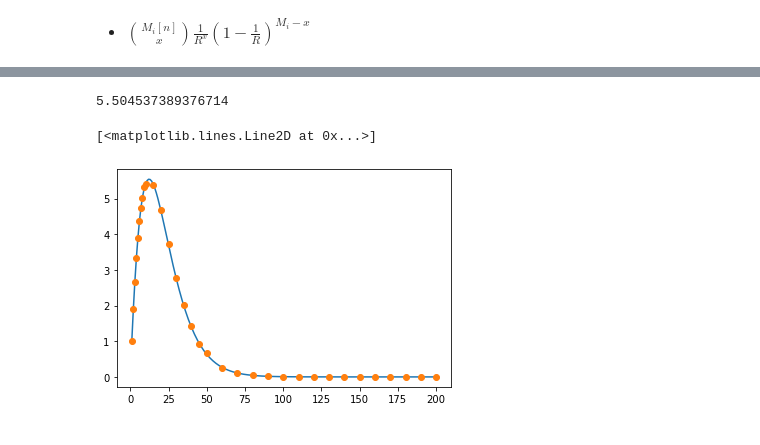
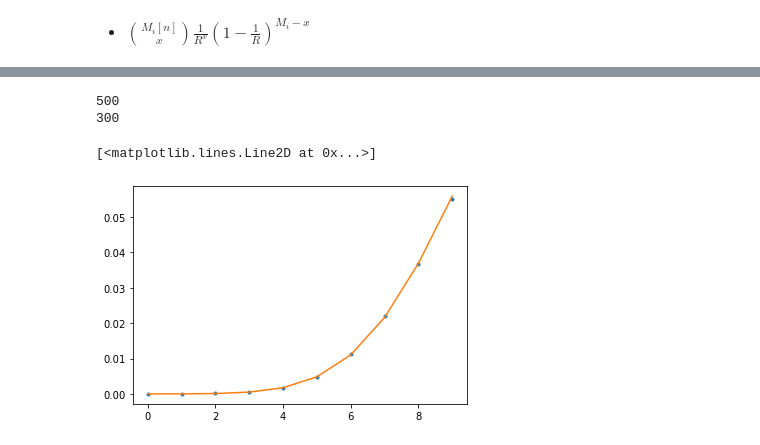
Before and after one commit to eric248550/power-control-uora-11be, a Jupyter notebook: balls_in_box-analytical_vs_simulation.ipynb, the cells around one changed output, grey strips where cells are left out. Drawn from its saved outputs; the diff is of its cells as text; code cells hidden in the pictures.

```diff
--- a/balls_in_box-analytical_vs_simulation.ipynb
+++ b/balls_in_box-analytical_vs_simulation.ipynb
@@ -69,14 +63,15 @@ def combination(n, k):
     return math.factorial(n) / (math.factorial(k) * math.factorial(n - k))
 # %%
 sta_max = 1000
-
+ball_in_box_ana_list = [0 for i in range(sta_max+1)]
 for m in range (1, sta_max+1):
     ball_in_box_ana = [0 for i in range(10)]
-    for x in range (min(5, m)):
+    for x in range (min(10, m)):
         ball_in_box_ana[x] = combination(m, x) * 1 / (R ** x) * ((1 - 1/R) ** (m-x))
 
     print(f' ---------------------------- m={m} ---------------------------- ')
     print(ball_in_box_ana)
+    ball_in_box_ana_list[m] = ball_in_box_ana
 # %% [output]
  ---------------------------- m=1 ----------------------------
 [0.972972972972973, 0, 0, 0, 0, 0, 0, 0, 0, 0]
@@ -242,15 +92,0 @@ print(E_list_simu)
-# %%
-m = 200
-
-m_list = [i for i in range(1, m+1)]
-E_list = [0 for i in range(m)]
-
-# print(m_list)
-E_list = [0 for i in range(m)]
-for i in range (1, m+1):
-    E = (i * (i-1) * (i-2) / 6) * (1 / (R ** 2)) * (1-1/R) ** (i-3)
-    E_list[i-1] = E
-
-plt.title("m=3")
-plt.plot(m_list,E_list)
-plt.plot(m_list_simu,E_list_simu, marker="o", linestyle="None")
@@ -296,20 +93,16 @@ print(E_list_simu)
-# %%
-m = 200
-R = 9
-
-m_list = [i for i in range(1, m+1)]
-# print(m_list)
-E_list = [0 for i in range(m)]
-for i in range (1, m+1):
-    # m=1 + m=2
-    E = ( i * (1-1/R) ** (i-1) ) + ( (i*i-i) / (2 * R) * (1-1/R) ** (i-2) )
-    E_list[i-1] = E
-
-print(E_list[10])
-# plt.title("m=1 or m=2")
-plt.plot(m_list,E_list)
-plt.plot(m_list_simu,E_list_simu, marker="o", linestyle="None")
-# %% [output]
-5.504537389376714
-[<matplotlib.lines.Line2D at 0x...>]
-[figure, removed]
+# %%
+ball_in_box_list[27]
+print(m_list_simu[22])
+print(m_list[499])
+# %% [output]
+500
+300
+# %%
+
+m_list = [i for i in range(1, sta_max+1)]
+
+plt.plot([i for i in range(10)], ball_in_box_list[22], marker="o", markersize=3, linestyle="None")
+plt.plot([i for i in range(10)], ball_in_box_ana_list[499])
+# %% [output]
+[<matplotlib.lines.Line2D at 0x...>]
+[figure, added]
```
Also changed, not shown: parts of 15 cells of this notebook, 2 other files.
